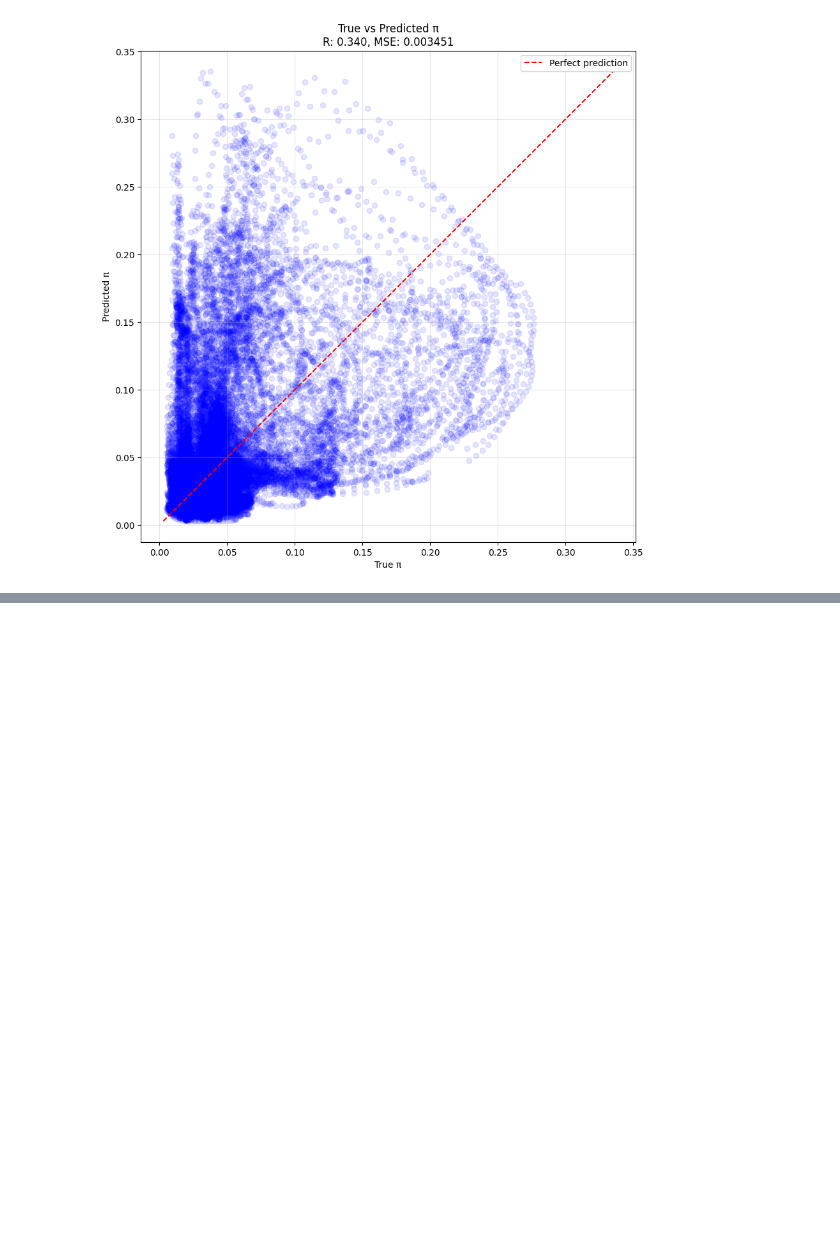
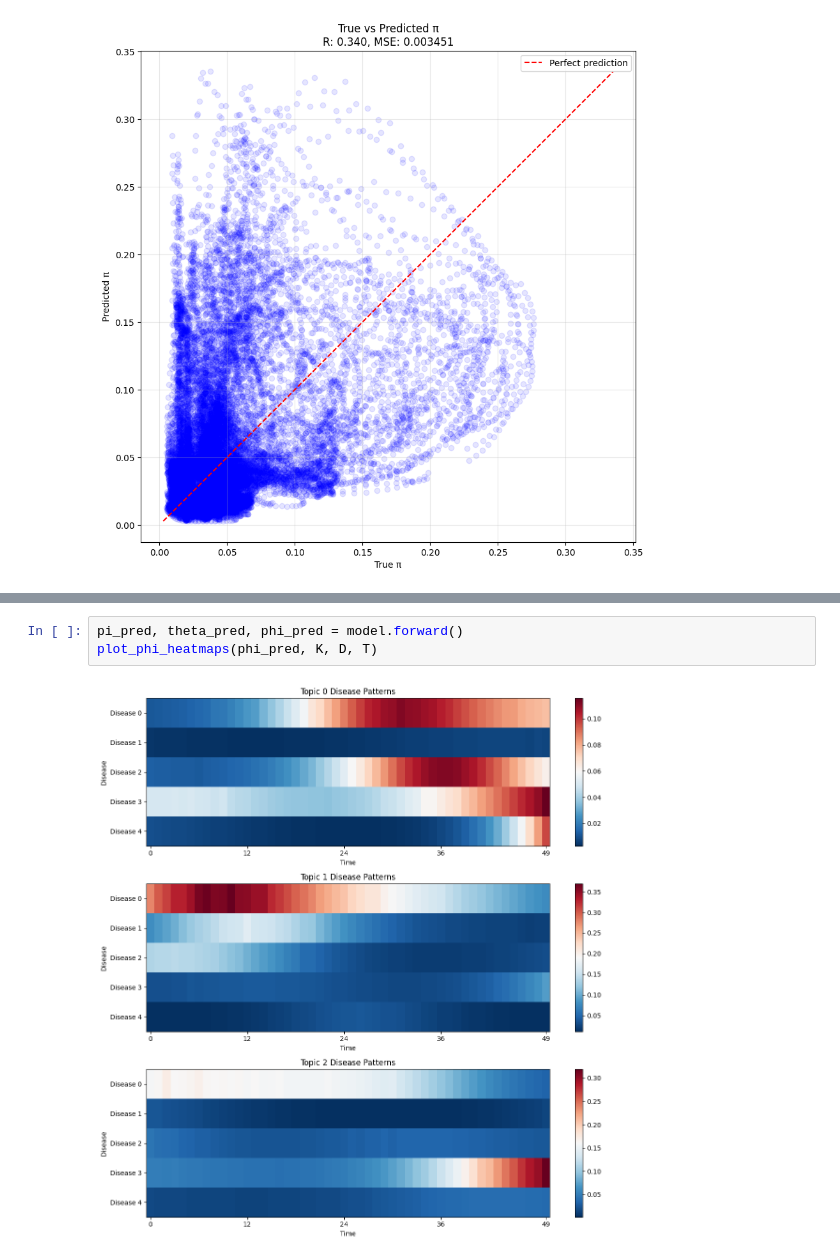
Before and after one commit to surbut/aladynoulli, a Jupyter notebook: pyScripts/gp_notebook_torch_works_play.ipynb, the cells around one changed output, grey strips where cells are left out. Saved outputs shown, nothing was run; the diff lists cells and outputs as text; blank space fills up the shorter version.

```diff
--- a/pyScripts/gp_notebook_torch_works_play.ipynb
+++ b/pyScripts/gp_notebook_torch_works_play.ipynb
@@ -249,0 +298,5 @@ Mean condition number: 5973.47
+# %%
+pi_pred, theta_pred, phi_pred = model.forward()
+plot_phi_heatmaps(phi_pred, K, D, T)
+# %% [output]
+[figure, added]
```
Also changed, not shown: parts of 7 cells of this notebook, 2 other files.
